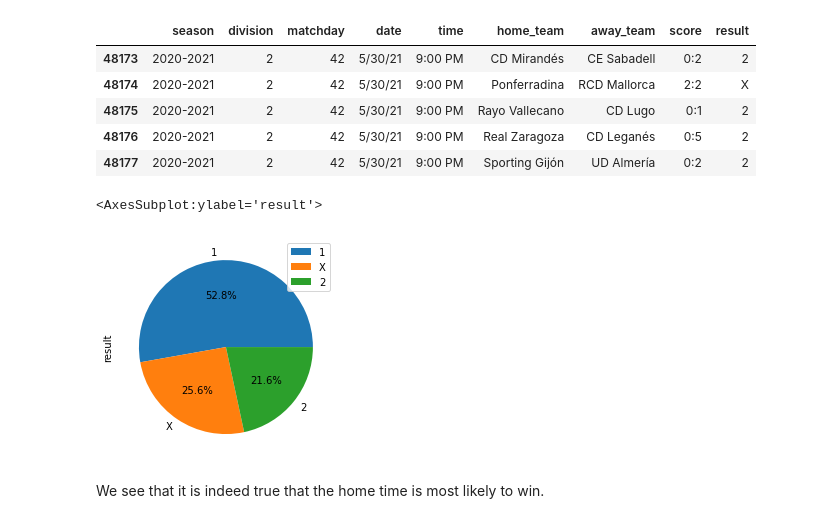
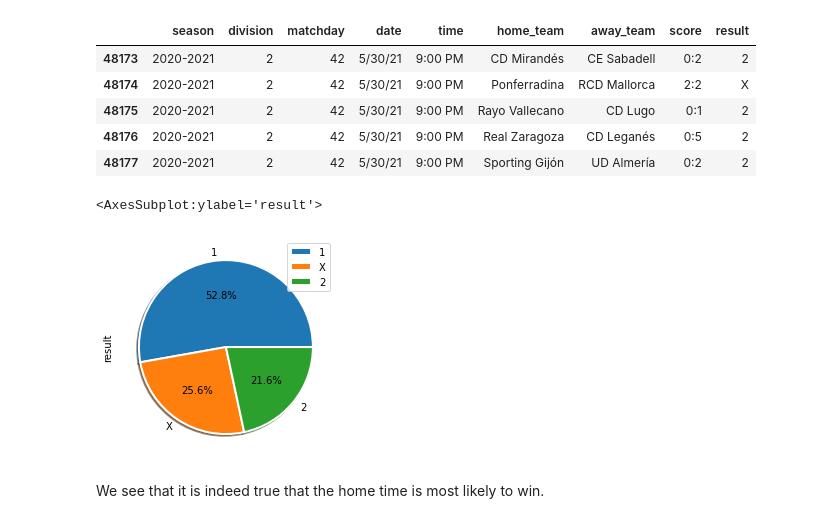
Before and after one commit to jannik-j/la-quiniela, a Jupyter notebook: analysis/AnalyticalWork.ipynb, the cells around one changed output. Drawn from its saved outputs; the diff is of its cells as text; code cells hidden in the pictures.

```diff
--- a/analysis/AnalyticalWork.ipynb
+++ b/analysis/AnalyticalWork.ipynb
@@ -54,10 +55,10 @@ df_past.tail()
 | 48176 | 2020-2021 | 2 | 42 | 5/30/21 | 9:00 PM | Real Zaragoza | CD Leganés | 0:5 | 2 |
 | 48177 | 2020-2021 | 2 | 42 | 5/30/21 | 9:00 PM | Sporting Gijón | UD Almería | 0:2 | 2 |
 # %%
-df_past['result'].value_counts().plot.pie(autopct='%1.1f%%', legend=True)
+df_past['result'].value_counts().plot.pie(autopct='%1.1f%%', shadow = True, wedgeprops = {'linewidth': 2, 'edgecolor': 'white'}, legend=True)
 # %% [output]
 <AxesSubplot:ylabel='result'>
-[figure, old version]
+[figure, new version]
 # %% [markdown]
 We see that it is indeed true that the home time is most likely to win.
 # %% [markdown]
```
Also changed, not shown: parts of 8 cells of this notebook.
